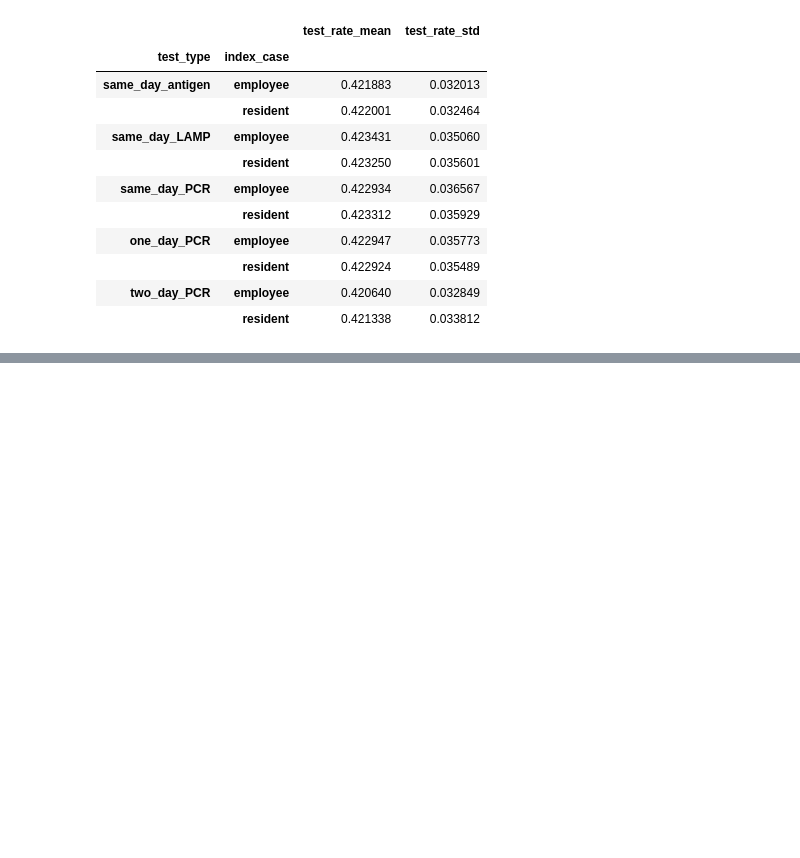
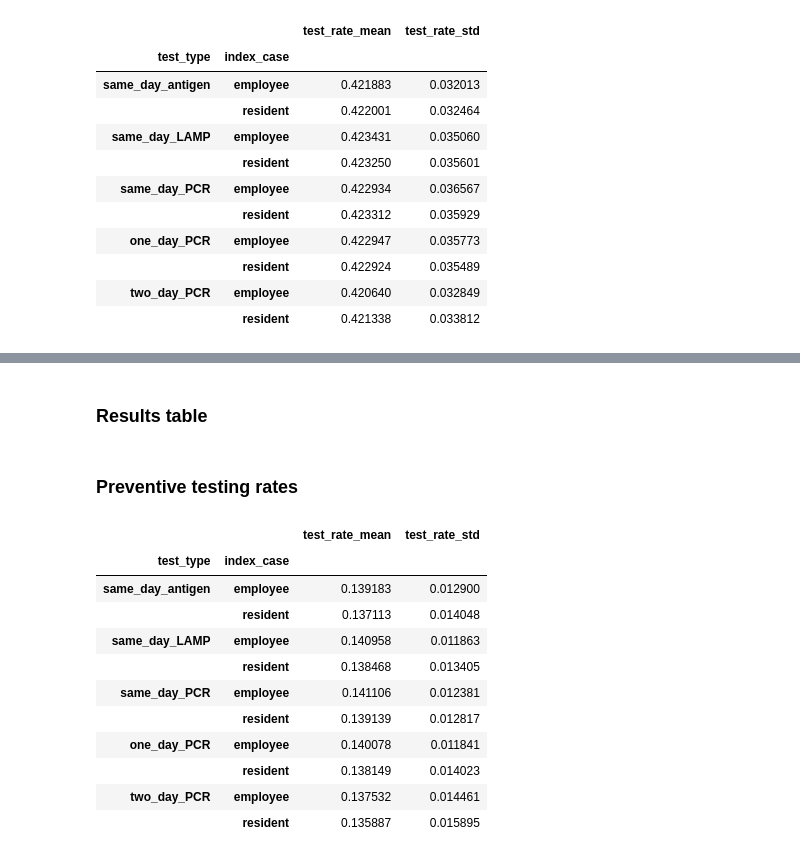
Before and after one commit to JanaLasser/nursing_home_SEIRX, a Jupyter notebook: analysis_testing_strategy.ipynb, the cells around one changed output, grey strips where cells are left out. Cells and saved outputs as stored; diff of their text form; code cells hidden in the pictures; blank space fills up the shorter version.

```diff
--- a/analysis_testing_strategy.ipynb
+++ b/analysis_testing_strategy.ipynb
@@ -673,0 +828,30 @@ data.loc[:,'3 times\na week', '3 times\na week', :][['test_rate_mean', 'test_rat
+# %%
+# replace strings with strings that are nicer for plotting
+data['resident_screen_interval'] = data['resident_screen_interval']\
+    .replace(frequency_name_map)
+data['employee_screen_interval'] = data['employee_screen_interval']\
+    .replace(frequency_name_map)
+
+# set screen intervals, test types and index case as categorical variables with
+# explicit order, to facilitate sorting in a nicer way
+data['resident_screen_interval'] = pd.Categorical(data['resident_screen_interval'],
+    categories=['3 times\na week', 'twice\na week', 'once\na week', 'never'],
+                      ordered=True)
+
+data['employee_screen_interval'] = pd.Categorical(data['employee_screen_interval'],
+    categories=['3 times\na week', 'twice\na week', 'once\na week', 'never'],
+                      ordered=True)
+
+data['test_type'] = pd.Categorical(data['test_type'],
+    categories=['same_day_antigen', 'same_day_LAMP', 'same_day_PCR', 'one_day_PCR',
+                'two_day_PCR',], ordered=True)
+
+data['index_case'] = pd.Categorical(data['index_case'],
+    categories=['employee', 'resident'], ordered=True)
+
+data = data.sort_values(by=['test_type', 'employee_screen_interval',
+                            'resident_screen_interval', 'index_case'],
+                       ascending=True)
+
+data = data.set_index(['test_type', 'employee_screen_interval',
+                       'resident_screen_interval', 'index_case'])
@@ -673,0 +1503,2 @@ data.loc[:,'3 times\na week', '3 times\na week', :][['test_rate_mean', 'test_rat
+# %% [markdown]
+### Results table
@@ -673,0 +1514,17 @@ data.loc[:,'3 times\na week', '3 times\na week', :][['test_rate_mean', 'test_rat
+# %% [markdown]
+### Preventive testing rates
+# %%
+data.loc[:,'3 times\na week', 'never', :][['test_rate_mean', 'test_rate_std']]
+# %% [output]
+|  |  | test_rate_mean | test_rate_std |
+| test_type | index_case |  |  |
+| same_day_antigen | employee | 0.139183 | 0.012900 |
+|  | resident | 0.137113 | 0.014048 |
+| same_day_LAMP | employee | 0.140958 | 0.011863 |
+|  | resident | 0.138468 | 0.013405 |
+| same_day_PCR | employee | 0.141106 | 0.012381 |
+|  | resident | 0.139139 | 0.012817 |
+| one_day_PCR | employee | 0.140078 | 0.011841 |
+|  | resident | 0.138149 | 0.014023 |
+| two_day_PCR | employee | 0.137532 | 0.014461 |
+|  | resident | 0.135887 | 0.015895 |
```
Also changed, not shown: parts of 194 cells of this notebook, 11 other files.
